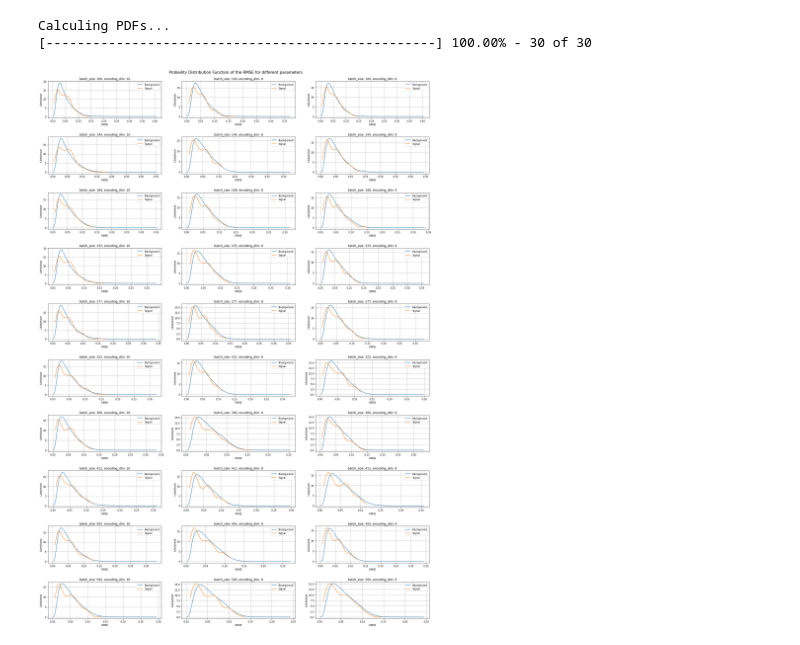
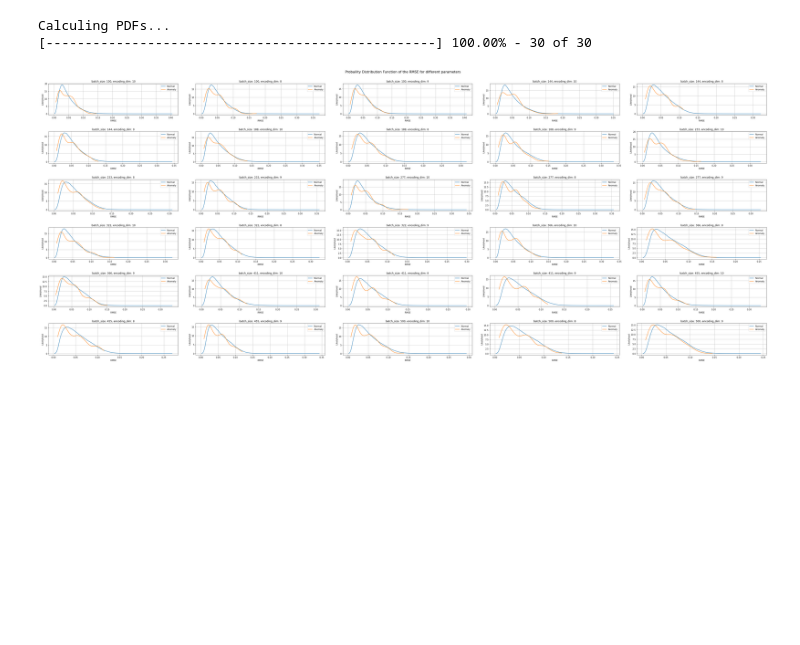
Before and after one commit to Esterci/handover_detection, a Jupyter notebook: results_analyzer.ipynb, the cells around one changed output. Saved outputs shown, nothing was run; the diff lists cells and outputs as text; code cells hidden in the pictures; blank space fills up the shorter version.

```diff
--- a/results_analyzer.ipynb
+++ b/results_analyzer.ipynb
@@ -4,7 +4,7 @@ import matplotlib.pyplot as plt
 from scipy import stats
 from utils import ProgBar, ResultFormarter
 # %%
-constructor = ResultFormarter("MLP_hyperparameters_study")
+constructor = ResultFormarter("MLP_hyperparameters_study/")
 # %%
 results_dict = constructor.get_results()
 # %%
@@ -14,9 +14,9 @@ sg_eval_list = []
 
 size_scaler = 8
 
-fig = plt.figure(figsize= (2.9 * size_scaler, 4.1 * size_scaler))
+fig = plt.figure(figsize= (6.1 * size_scaler, 2.5 * size_scaler))
 
-ax = fig.subplots(10,3)
+ax = fig.subplots(6,5)
 
 fig.suptitle('Probaility Distribution Function of the RMSE for different parameters', fontsize=16)
 
@@ -26,7 +26,6 @@ i = 0
 
 for batch_size in results_dict:
     for encoding_dim in results_dict[batch_size]:
-
         RMSE = results_dict[batch_size][encoding_dim][:,0]
         Target = results_dict[batch_size][encoding_dim][:,1]
 
@@ -73,36 +72,35 @@ for batch_size in results_dict:
 
         # defining plot locationg
 
-        line = int(i//3)
+        line = int(i//5)
 
-        col = int(i%3)
+        col = int(i%5)
 
         # ploting results
 
         ax[line,col].plot(bg_eval, bg_likelyhood,
                 ms=3.5, linestyle='-',
                 label= 'Normal')
 
         ax[line,col].plot(sg_eval, sg_likelyhood,
                 ms=3.5, linestyle='-',
                 label= 'Anomaly')
-
         ax[line,col].legend()
         ax[line,col].set_title("batch_size: " + batch_size + ', ' + 'encoding_dim: ' + encoding_dim)
         ax[line,col].set_xlabel("RMSE")
         ax[line,col].set_ylabel("Likelyhood")
         ax[line,col].grid()
 
         i += 1
 
         bar.update()
 
 fig.tight_layout(pad=3.0)
 
-plt.savefig('Figures/RMSE-PDF.pdf',format='pdf')
+plt.savefig('Figures/MLP-RMSE-PDF.png',format='png')
 
 del fig
 # %% [output]
 Calculing PDFs...
 [--------------------------------------------------] 100.00% - 30 of 30
-[figure, old version]
+[figure, new version]
```
Also changed, not shown: 8 other files.
